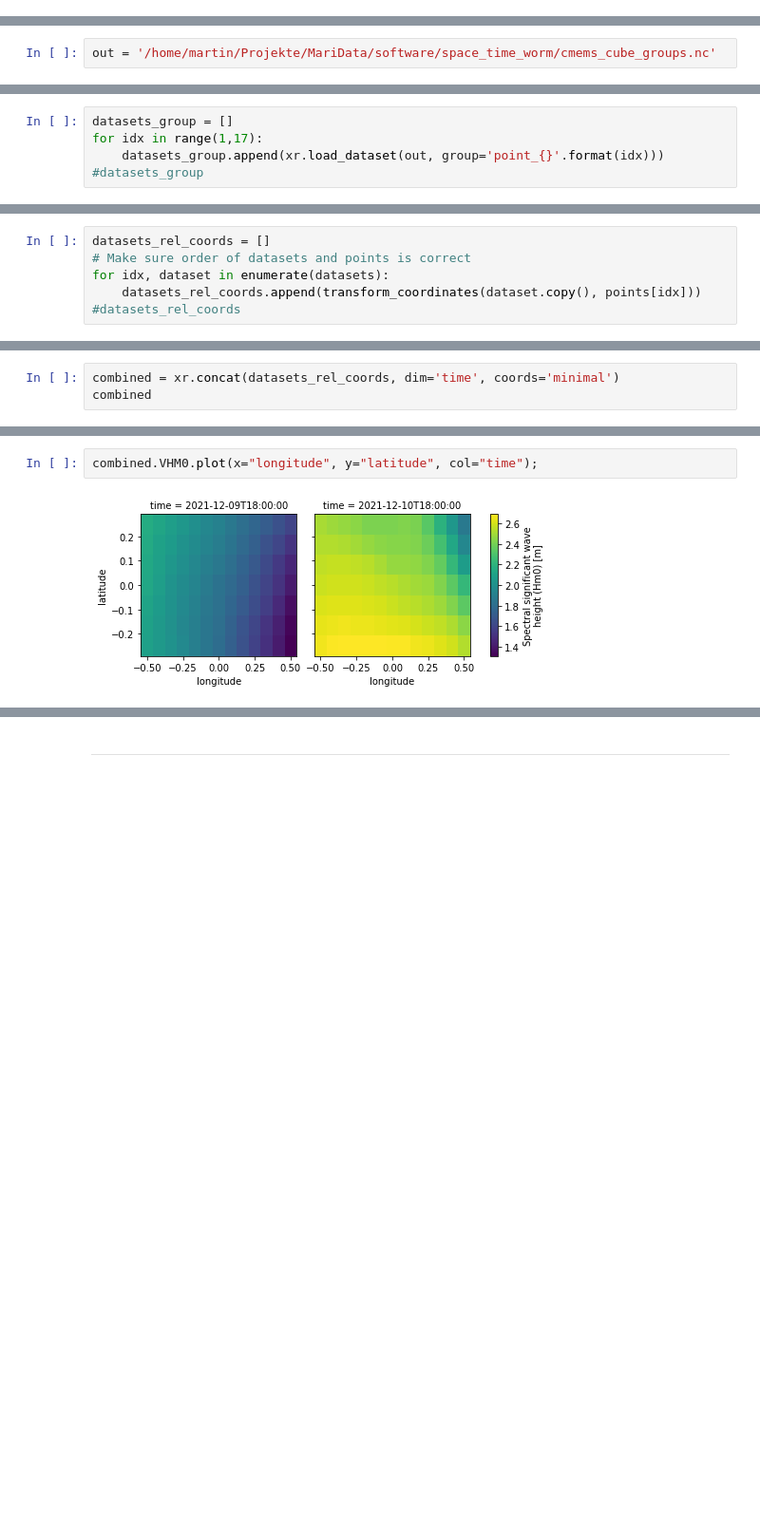
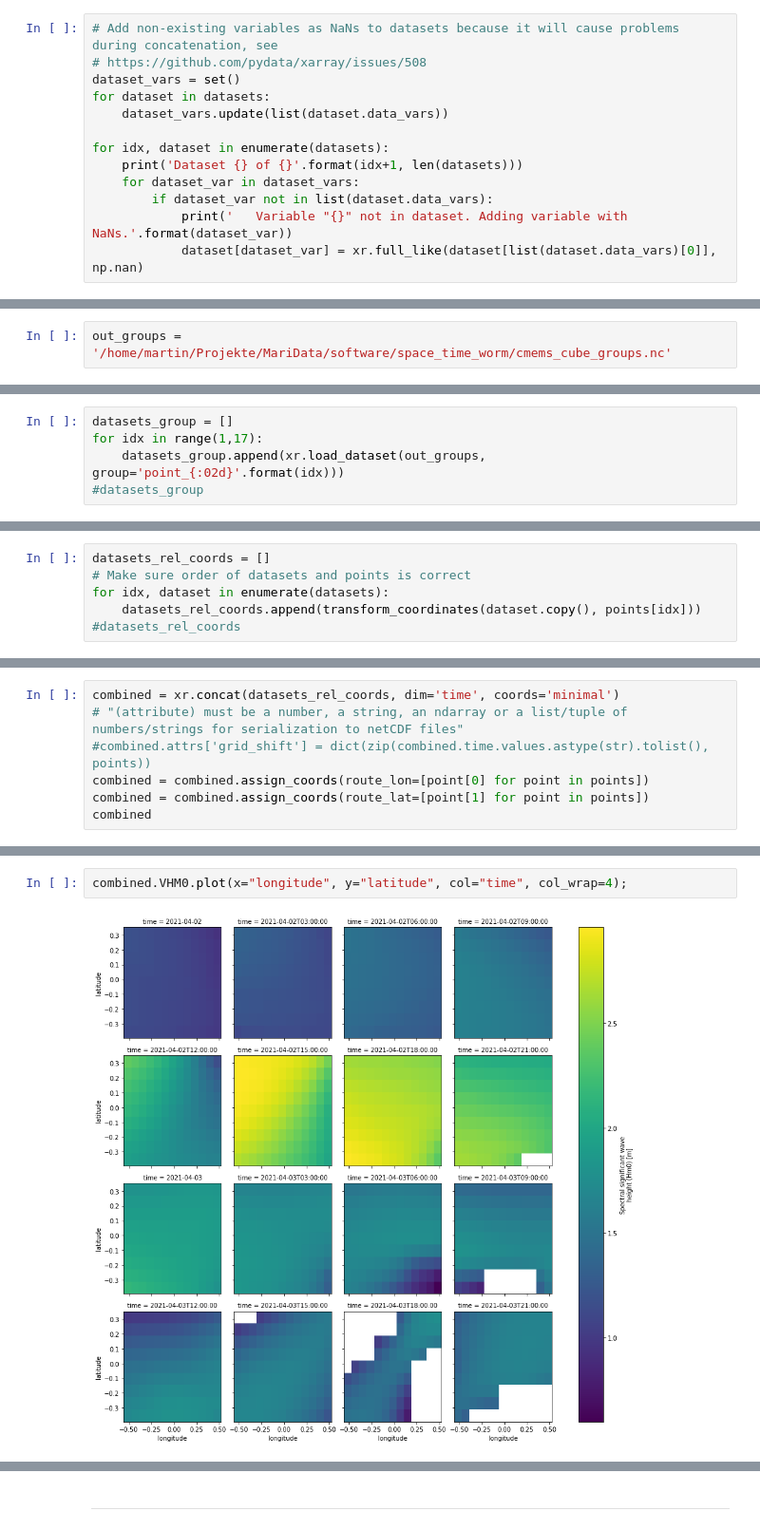
Before and after one commit to 52North/MariGeoRoute, a Jupyter notebook: space_time_worm/space_time_worm.ipynb, the cells around one changed output, grey strips where cells are left out. Shown at 95% size. Drawn from its saved outputs; the diff is of its cells as text; blank space fills up the shorter version.

Commit message:
Update space time worm notebook

```diff
--- a/space_time_worm/space_time_worm.ipynb
+++ b/space_time_worm/space_time_worm.ipynb
@@ -309,0 +313,13 @@ datasets.sort(key=lambda l: l.time[0])
+# %%
+# Add non-existing variables as NaNs to datasets because it will cause problems during concatenation, see
+# https://github.com/pydata/xarray/issues/508
+dataset_vars = set()
+for dataset in datasets:
+    dataset_vars.update(list(dataset.data_vars))
+
+for idx, dataset in enumerate(datasets):
+    print('Dataset {} of {}'.format(idx+1, len(datasets)))
+    for dataset_var in dataset_vars:
+        if dataset_var not in list(dataset.data_vars):
+            print('   Variable "{}" not in dataset. Adding variable with NaNs.'.format(dataset_var))
+            dataset[dataset_var] = xr.full_like(dataset[list(dataset.data_vars)[0]], np.nan)
@@ -353,5 +387,5 @@ for idx, dataset in enumerate(datasets):
 xarray does not support a data structure with multiple groups. A Dataset corrsponds to a single group in a netCDF file.
 http://xarray.pydata.org/en/stable/user-guide/io.html#groups
 # %%
-out = '/home/martin/Projekte/MariData/software/space_time_worm/cmems_cube_groups.nc'
+out_groups = '/home/martin/Projekte/MariData/software/space_time_worm/cmems_cube_groups.nc'
 # %% [markdown]
@@ -363,7 +397,7 @@ out = '/home/martin/Projekte/MariData/software/space_time_worm/cmems_cube_groups
 # %%
 datasets_group = []
 for idx in range(1,17):
-    datasets_group.append(xr.load_dataset(out, group='point_{}'.format(idx)))
+    datasets_group.append(xr.load_dataset(out_groups, group='point_{:02d}'.format(idx)))
 #datasets_group
 # %%
 fig, axes = plt.subplots(ncols=4, nrows=4, figsize=(15,15))
@@ -423,4 +445,8 @@ for dataset in datasets_rel_coords:
 # %%
 combined = xr.concat(datasets_rel_coords, dim='time', coords='minimal')
+# "(attribute) must be a number, a string, an ndarray or a list/tuple of numbers/strings for serialization to netCDF files"
+#combined.attrs['grid_shift'] = dict(zip(combined.time.values.astype(str).tolist(), points))
+combined = combined.assign_coords(route_lon=[point[0] for point in points])
+combined = combined.assign_coords(route_lat=[point[1] for point in points])
 combined
 # %% [output]
@@ -428,4 +470,4 @@ ValueError: 'u-component_of_wind_maximum_wind' is not present in all datasets.
 # %%
-combined.VHM0.plot(x="longitude", y="latitude", col="time");
+combined.VHM0.plot(x="longitude", y="latitude", col="time", col_wrap=4);
 # %% [output]
-[figure, old version]
+[figure, new version]
```
Also changed, not shown: parts of 28 cells of this notebook.
